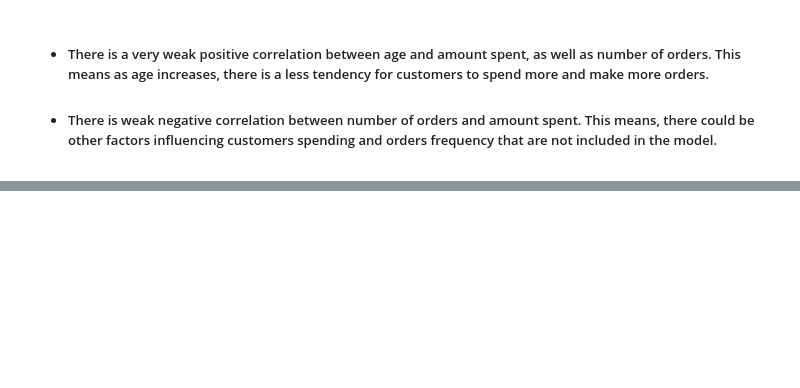
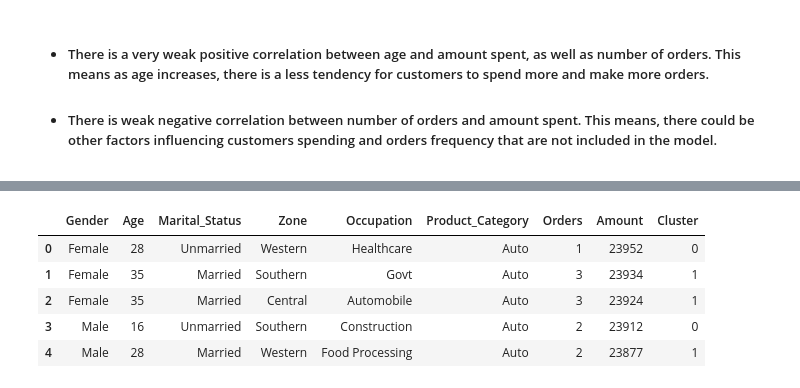
Before and after one commit to soumiksaha07/EDA_on_Diwali_Sales, a Jupyter notebook: EDA_Python.ipynb, the cells around one changed output, grey strips where cells are left out. Cells and saved outputs as stored; diff of their text form; code cells hidden in the pictures; blank space fills up the shorter version.

```diff
--- a/EDA_Python.ipynb
+++ b/EDA_Python.ipynb
@@ -434,0 +417,5 @@ plt.show()
+# %%
+df.drop(['User_ID', 'Cust_name', 'Age Group', 'Product_ID', 'State'], axis= 1, inplace= True)
+
+dummies_data= pd.get_dummies(df)
+dummies_data.head()
@@ -434,0 +430,4 @@ plt.show()
+# %%
+for col in dummies_data.columns:
+    if dummies_data[col].dtype == 'bool':
+        dummies_data[col] = dummies_data[col] * 1
@@ -434,0 +444,5 @@ plt.show()
+# %%
+from sklearn.preprocessing import StandardScaler
+std = StandardScaler()
+df_scale = std.fit_transform(dummies_data)
+df_scale
@@ -434,0 +463,17 @@ plt.show()
+# %%
+from sklearn.cluster import KMeans
+from sklearn.preprocessing import StandardScaler
+
+features = dummies_data.columns
+
+kmeans = KMeans(n_clusters=3, random_state=42)
+df['Cluster'] = kmeans.fit_predict(df_scale)
+# %%
+df.head()
+# %% [output]
+|  | Gender | Age | Marital_Status | Zone | Occupation | Product_Category | Orders | Amount | Cluster |
+| 0 | Female | 28 | Unmarried | Western | Healthcare | Auto | 1 | 23952 | 0 |
+| 1 | Female | 35 | Married | Southern | Govt | Auto | 3 | 23934 | 1 |
+| 2 | Female | 35 | Married | Central | Automobile | Auto | 3 | 23924 | 1 |
+| 3 | Male | 16 | Unmarried | Southern | Construction | Auto | 2 | 23912 | 0 |
+| 4 | Male | 28 | Married | Western | Food Processing | Auto | 2 | 23877 | 1 |
```
Also changed, not shown: parts of 21 cells of this notebook.
